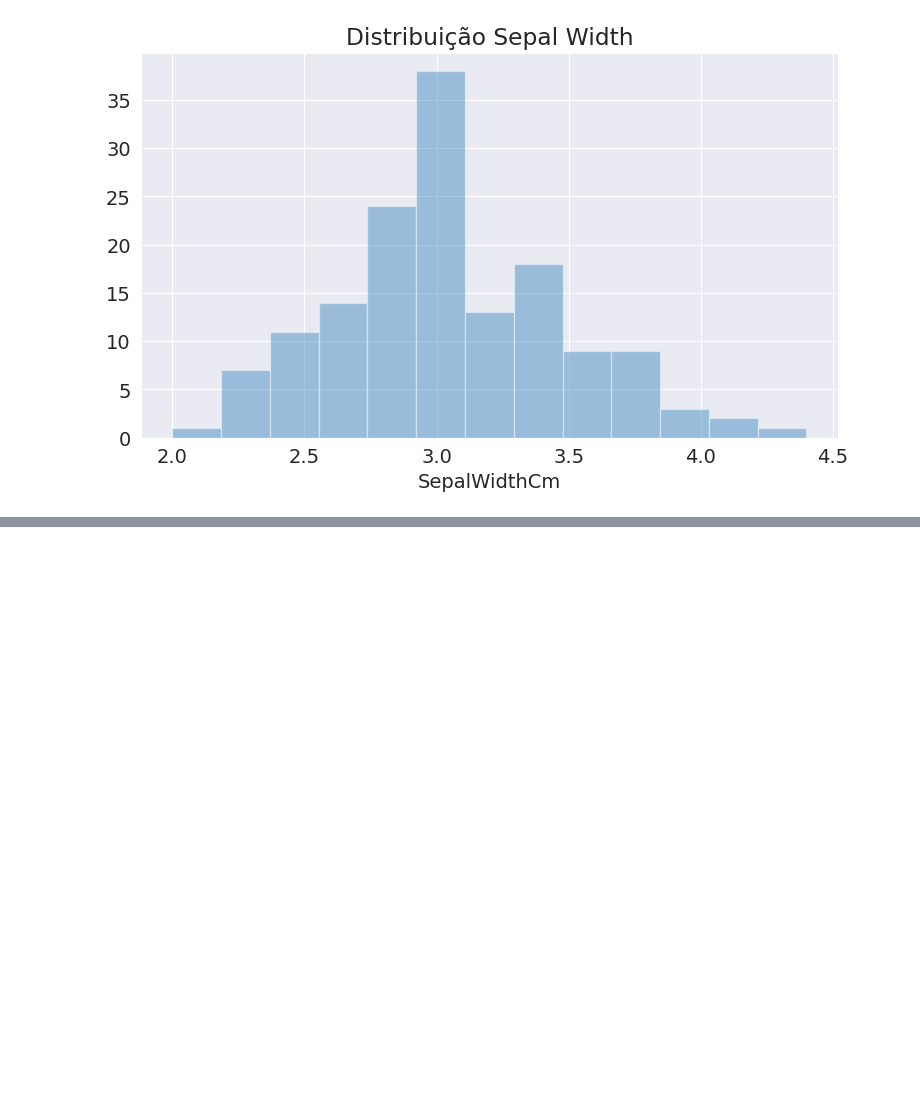
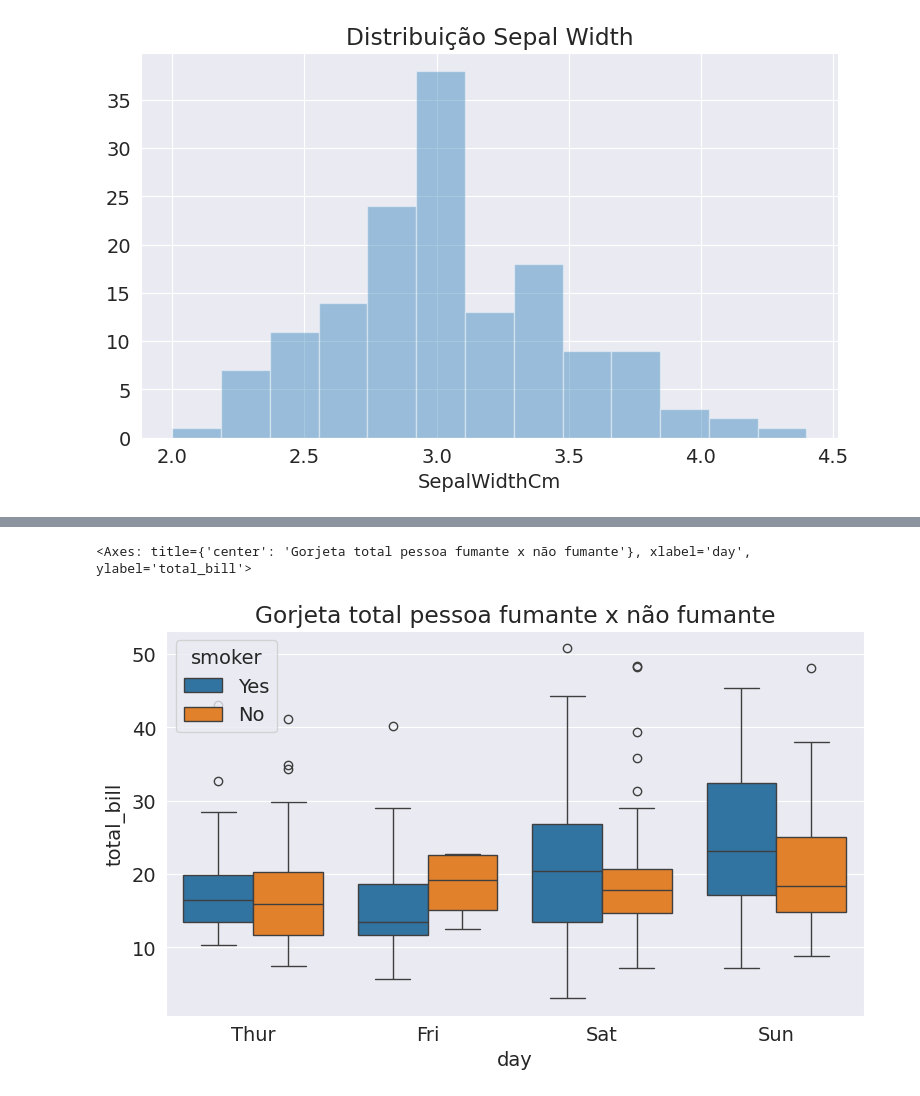
Before and after one commit to LeonardoMafra/Python_Data_Science, a Jupyter notebook: GraphicalView.ipynb, the cells around one changed output, grey strips where cells are left out. Cells and saved outputs as stored; diff of their text form; code cells hidden in the pictures; blank space fills up the shorter version.

```diff
--- a/GraphicalView.ipynb
+++ b/GraphicalView.ipynb
@@ -157,0 +239,6 @@ https://gist.github.com/mwaskom/de44147ed2974457ad6372750bbe5751
+# %%
+#Boxplot ou diagrama de caixa
+
+# dataset tips
+
+tips = sns.load_dataset('tips')
@@ -157,0 +254,13 @@ https://gist.github.com/mwaskom/de44147ed2974457ad6372750bbe5751
+# %%
+plt.title('Gorjeta total pessoa fumante x não fumante')
+
+
+sns.boxplot(
+    data = tips,
+    x = 'day',
+    y = 'total_bill',
+    hue = tips.smoker
+)
+# %% [output]
+<Axes: title={'center': 'Gorjeta total pessoa fumante x não fumante'}, xlabel='day', ylabel='total_bill'>
+[figure, added]
```
Also changed, not shown: parts of 6 cells of this notebook.
